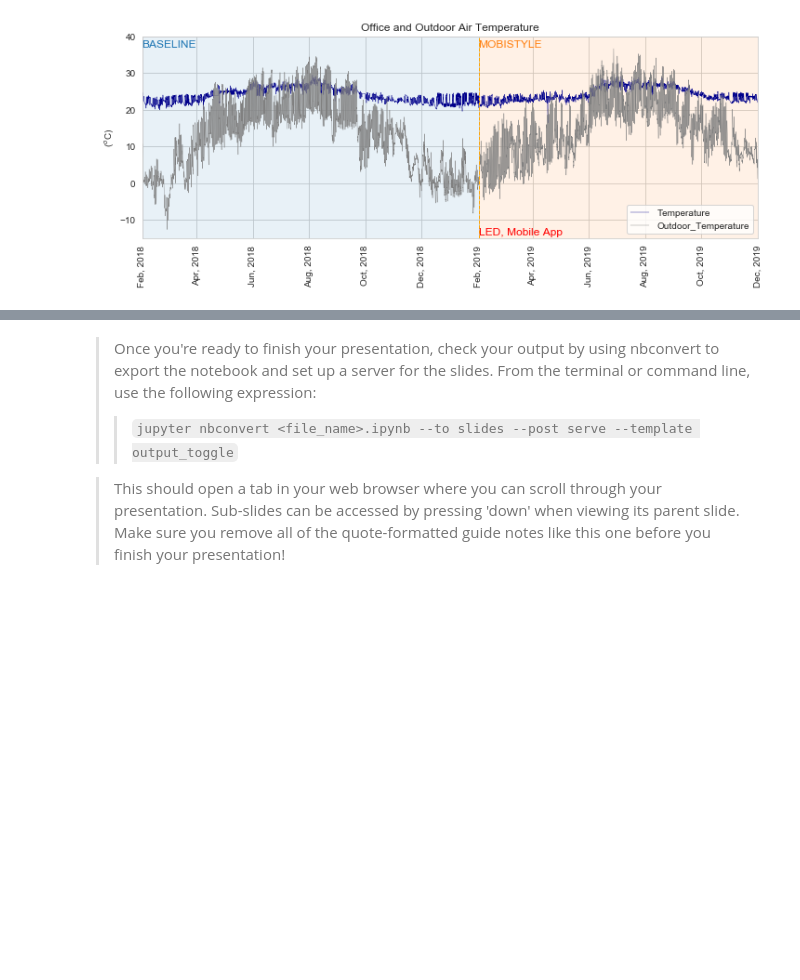
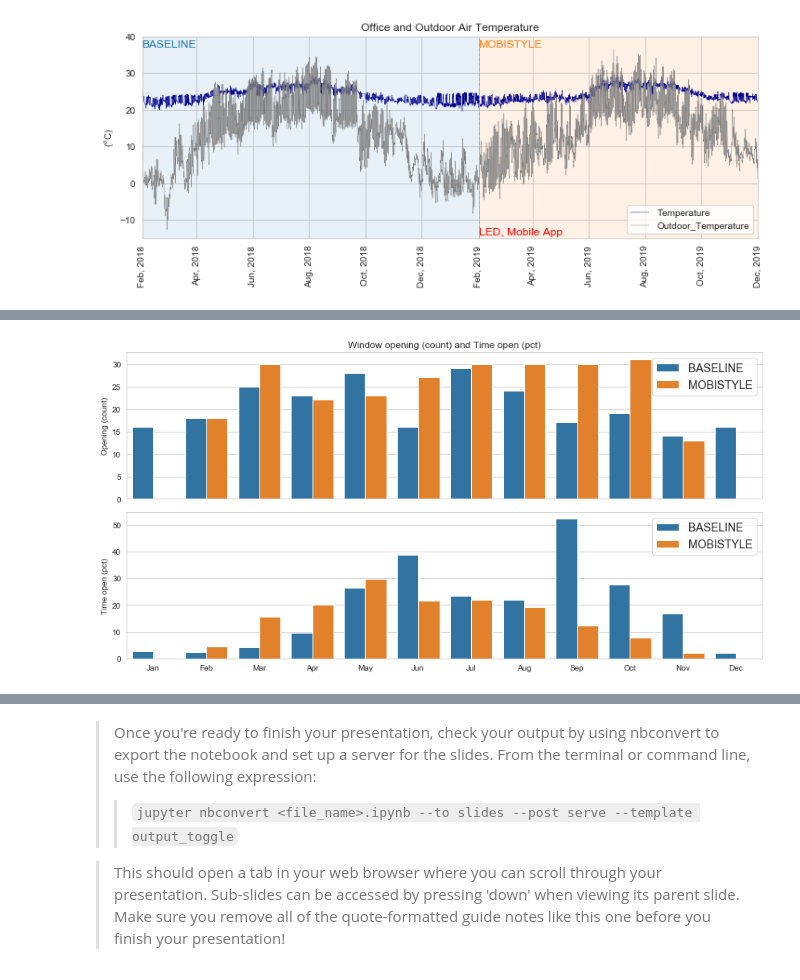
Before and after one commit to SVGoogle/EDA-project, a Jupyter notebook: data_presentation.ipynb, the cells around one changed output, grey strips where cells are left out. Cells and saved outputs as stored; diff of their text form; code cells hidden in the pictures; blank space fills up the shorter version.

```diff
--- a/data_presentation.ipynb
+++ b/data_presentation.ipynb
@@ -143,0 +240,24 @@ but feel free to add more if you'd like!
+# %%
+fig, (ax1, ax2) = plt.subplots(2,1, figsize=(11.7, 6), sharex=True)
+
+# Resample montlhy window opening count and average time open
+df_OP = df[['Window_State_Change']].resample('MS').apply(lambda x: x.isin([1]).sum())
+df_OP['Window_State'] = df[['Window_State']].resample('MS').mean() * 100
+df_OP.loc[:'2019-02-1', 'Monitoring_Period'] = 'BASELINE'
+df_OP.loc['2019-02-1': , 'Monitoring_Period'] = 'MOBISTYLE'
+
+# Plot
+sns.barplot(data=df_OP, x=df_OP.index.month, y='Window_State_Change', hue='Monitoring_Period',
+            palette=pal, ax=ax1);
+sns.barplot(data=df_OP, x=df_OP.index.month, y='Window_State', hue='Monitoring_Period',
+            palette=pal, ax=ax2);
+
+# Format axes
+ax1.set(ylabel='Opening (count)', xlabel='')
+ax2.set(ylabel='Time open (pct)', xlabel='')
+ax2.set_xticklabels(pd.date_range(start='2018-1-1', periods=12, freq='MS').strftime('%b'), rotation=0)
+[ax.legend(loc='upper right', fontsize=14) for ax in (ax1, ax2)]
+ax1.set_title('Window opening (count) and Time open (pct)')
+plt.tight_layout()
+# %% [output]
+[figure, added]
```
Also changed, not shown: parts of 17 cells of this notebook, 1 other file.
